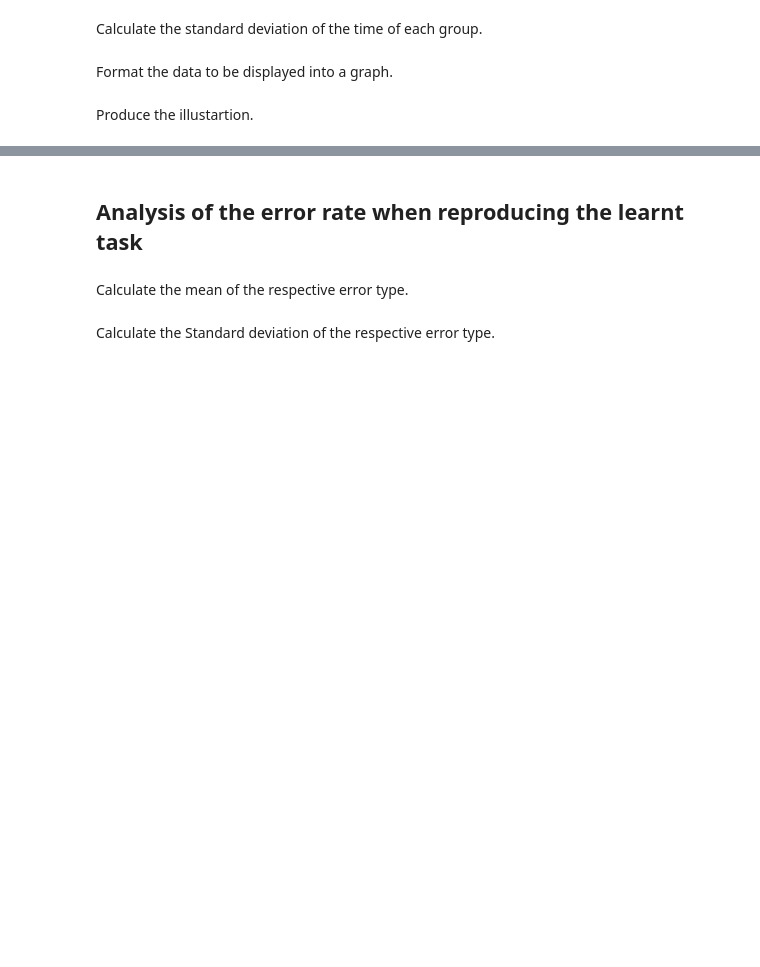
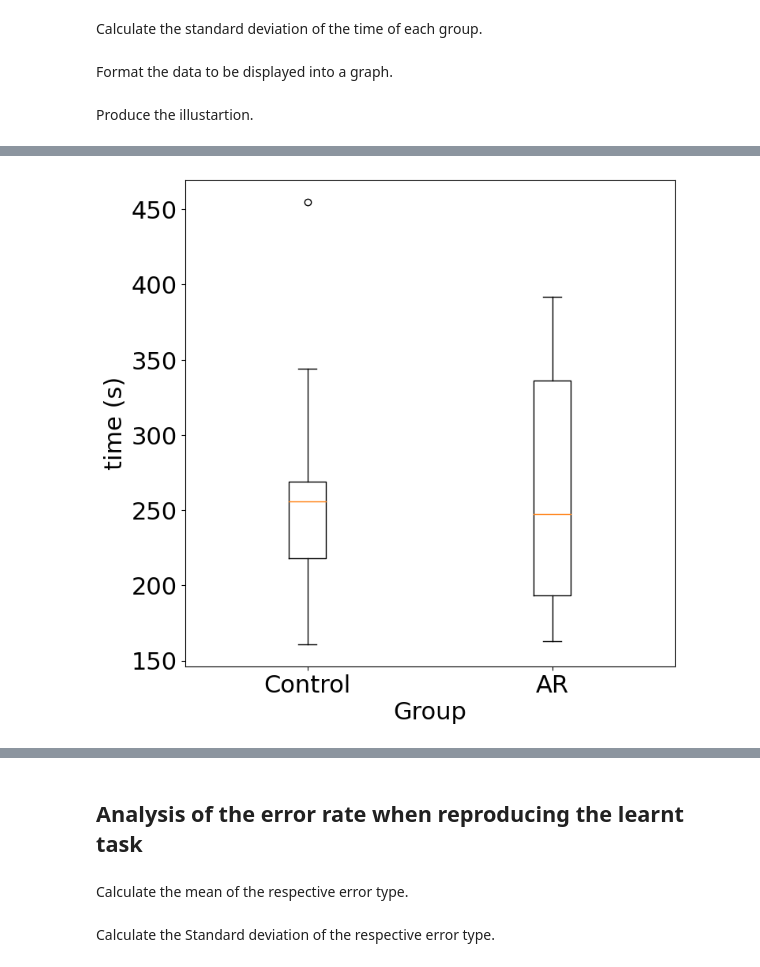
Before and after one commit to gabriel-alex/indico-learning-analysis, a Jupyter notebook: analysis.ipynb, the cells around one changed output, grey strips where cells are left out. Cells and saved outputs as stored; diff of their text form; code cells hidden in the pictures; blank space fills up the shorter version.

```diff
--- a/analysis.ipynb
+++ b/analysis.ipynb
@@ -69,0 +69,10 @@ plt.show()
+# %%
+fig = plt.figure(figsize=(8, 8))
+ax = fig.subplots()
+#ax.set_title('Time spent to reproduce')
+ax.boxplot([dataTimeControl['Time'], dataTimeAR['Time']], labels=["Control", "AR"])
+ax.set_ylabel('time (s)')
+ax.set_xlabel('Group')
+plt.show()
+# %% [output]
+[figure, added]
```
Also changed, not shown: parts of 17 cells of this notebook, 19 other files.
